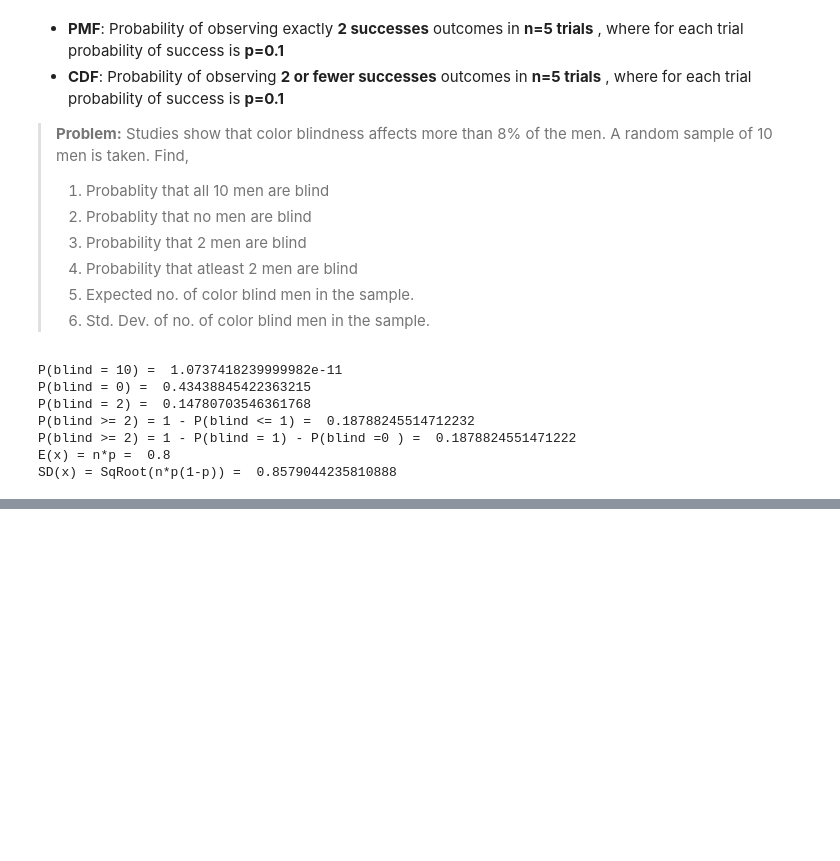
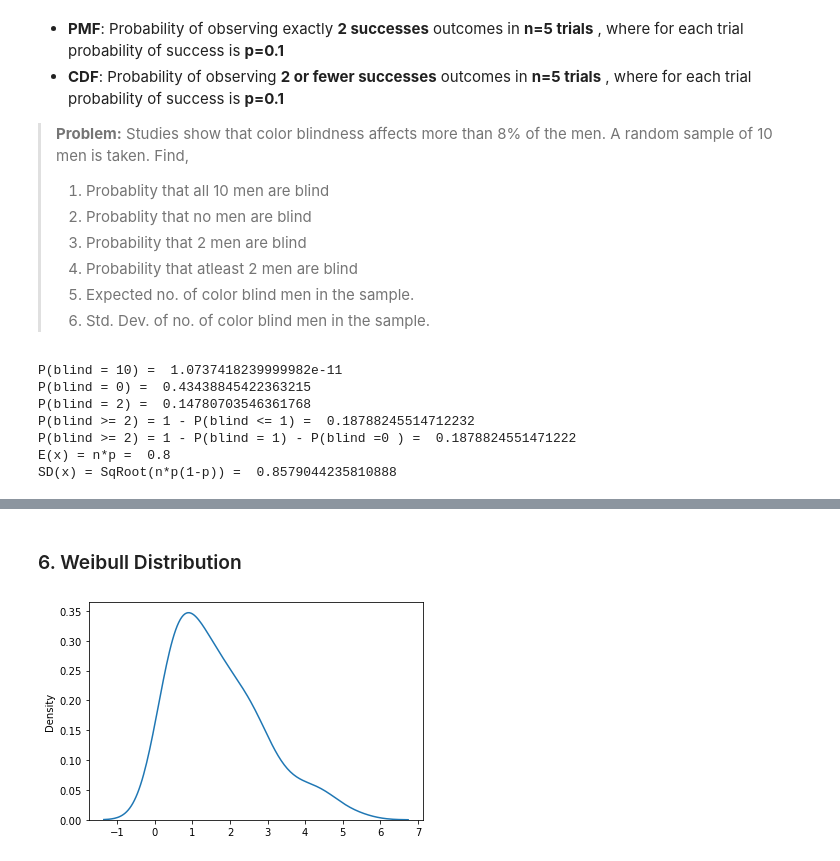
Before and after one commit to mrutyunjay17/Hands-On-Machine-Learning, a Jupyter notebook: other_books/practical_stats_for_ds/2_ data_and_sampling_distributions.ipynb, the cells around one changed output, grey strips where cells are left out. Drawn from its saved outputs; the diff is of its cells as text; code cells hidden in the pictures; blank space fills up the shorter version.

```diff
--- a/other_books/practical_stats_for_ds/2_ data_and_sampling_distributions.ipynb
+++ b/other_books/practical_stats_for_ds/2_ data_and_sampling_distributions.ipynb
@@ -230,0 +248,7 @@ SD(x) = SqRoot(n*p(1-p)) =  0.8579044235810888
+# %% [markdown]
+### 6. Weibull Distribution
+# %%
+sns.kdeplot(st.weibull_min.rvs(1.5,scale=2, size=100, random_state=42))
+plt.show()
+# %% [output]
+[figure, added]
```
Also changed, not shown: parts of 5 cells of this notebook, 2 other files.
